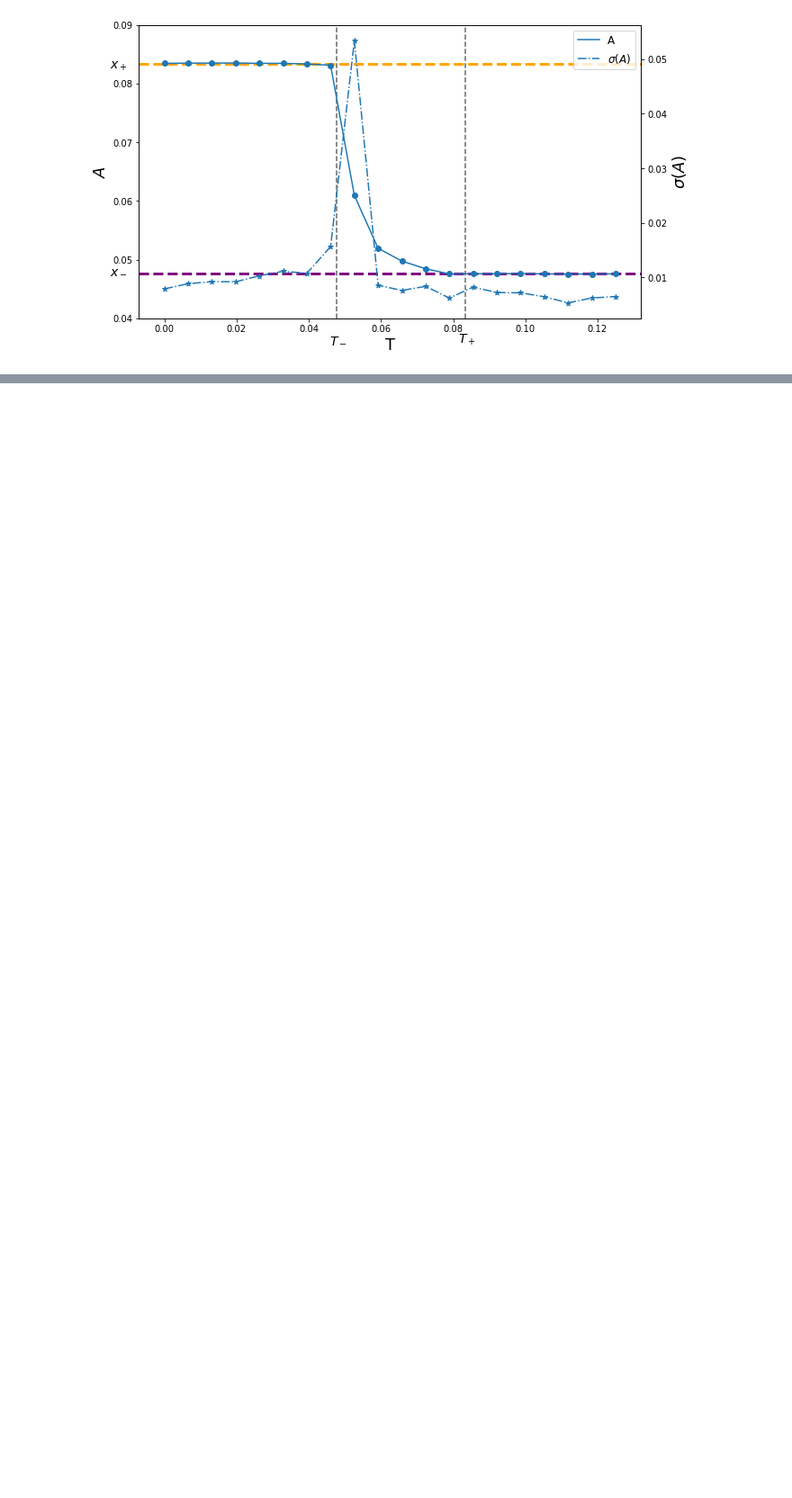
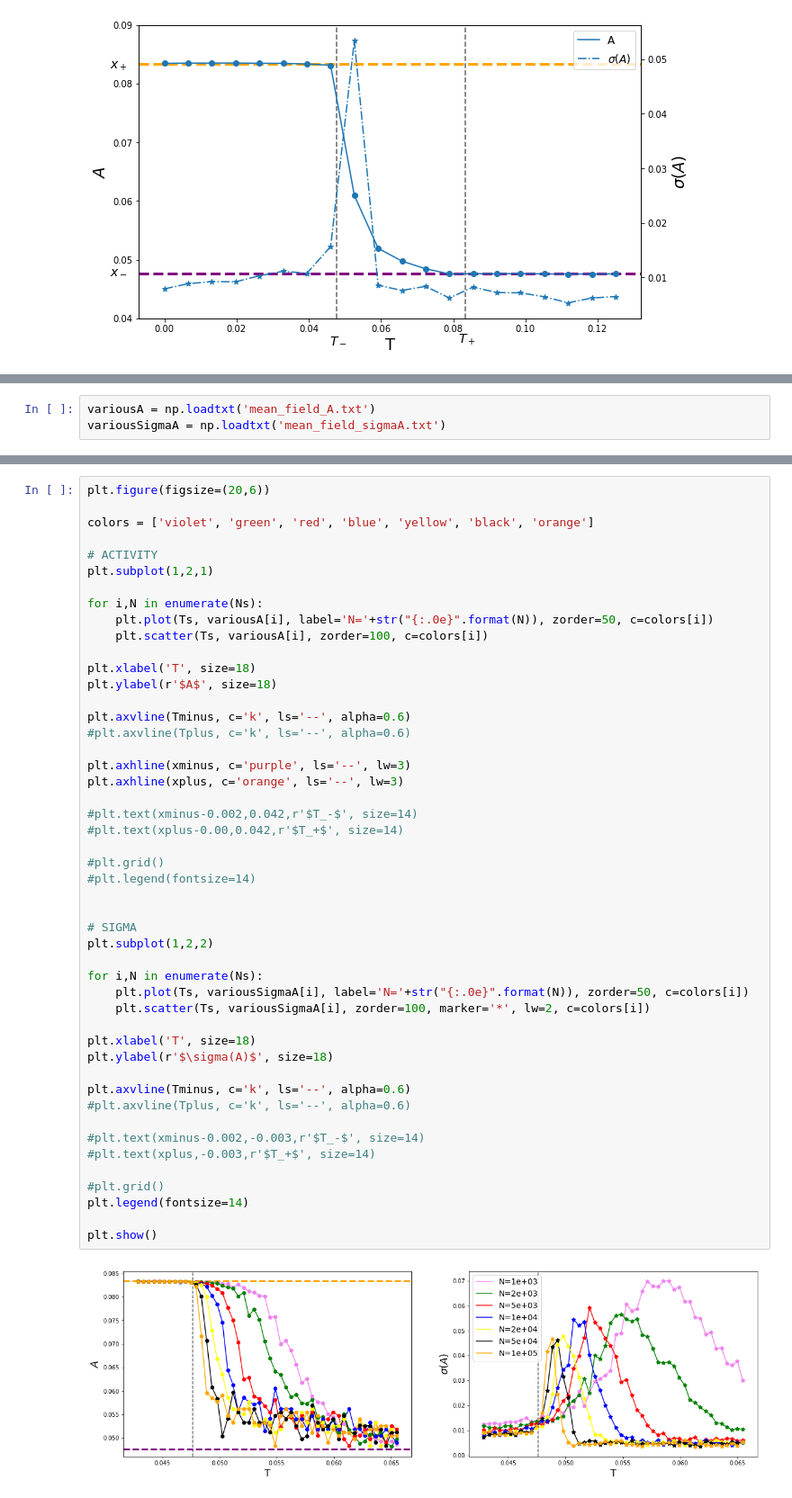
Before and after one commit to gbarzon/HTC_Mesoscopic_Brain, a Jupyter notebook: MeanField.ipynb, the cells around one changed output, grey strips where cells are left out. Shown at 90% size. Cells and saved outputs as stored; diff of their text form; blank space fills up the shorter version.

Commit message:
Add MeanField analysis

```diff
--- a/MeanField.ipynb
+++ b/MeanField.ipynb
@@ -707,0 +760,3 @@ plt.show()
+# %%
+variousA = np.loadtxt('mean_field_A.txt')
+variousSigmaA = np.loadtxt('mean_field_sigmaA.txt')
@@ -707,0 +766,50 @@ plt.show()
+# %%
+plt.figure(figsize=(20,6))
+
+colors = ['violet', 'green', 'red', 'blue', 'yellow', 'black', 'orange']
+
+# ACTIVITY
+plt.subplot(1,2,1)
+
+for i,N in enumerate(Ns):
+    plt.plot(Ts, variousA[i], label='N='+str("{:.0e}".format(N)), zorder=50, c=colors[i])
+    plt.scatter(Ts, variousA[i], zorder=100, c=colors[i])
+
+plt.xlabel('T', size=18)
+plt.ylabel(r'$A$', size=18)
+
+plt.axvline(Tminus, c='k', ls='--', alpha=0.6)
+#plt.axvline(Tplus, c='k', ls='--', alpha=0.6)
+
+plt.axhline(xminus, c='purple', ls='--', lw=3)
+plt.axhline(xplus, c='orange', ls='--', lw=3)
+
+#plt.text(xminus-0.002,0.042,r'$T_-$', size=14)
+#plt.text(xplus-0.00,0.042,r'$T_+$', size=14)
+
+#plt.grid()
+#plt.legend(fontsize=14)
+
+
+# SIGMA
+plt.subplot(1,2,2)
+
+for i,N in enumerate(Ns):
+    plt.plot(Ts, variousSigmaA[i], label='N='+str("{:.0e}".format(N)), zorder=50, c=colors[i])
+    plt.scatter(Ts, variousSigmaA[i], zorder=100, marker='*', lw=2, c=colors[i])
+
+plt.xlabel('T', size=18)
+plt.ylabel(r'$\sigma(A)$', size=18)
+
+plt.axvline(Tminus, c='k', ls='--', alpha=0.6)
+#plt.axvline(Tplus, c='k', ls='--', alpha=0.6)
+
+#plt.text(xminus-0.002,-0.003,r'$T_-$', size=14)
+#plt.text(xplus,-0.003,r'$T_+$', size=14)
+
+#plt.grid()
+plt.legend(fontsize=14)
+
+plt.show()
+# %% [output]
+[figure, added]
```
Also changed, not shown: parts of 12 cells of this notebook.
